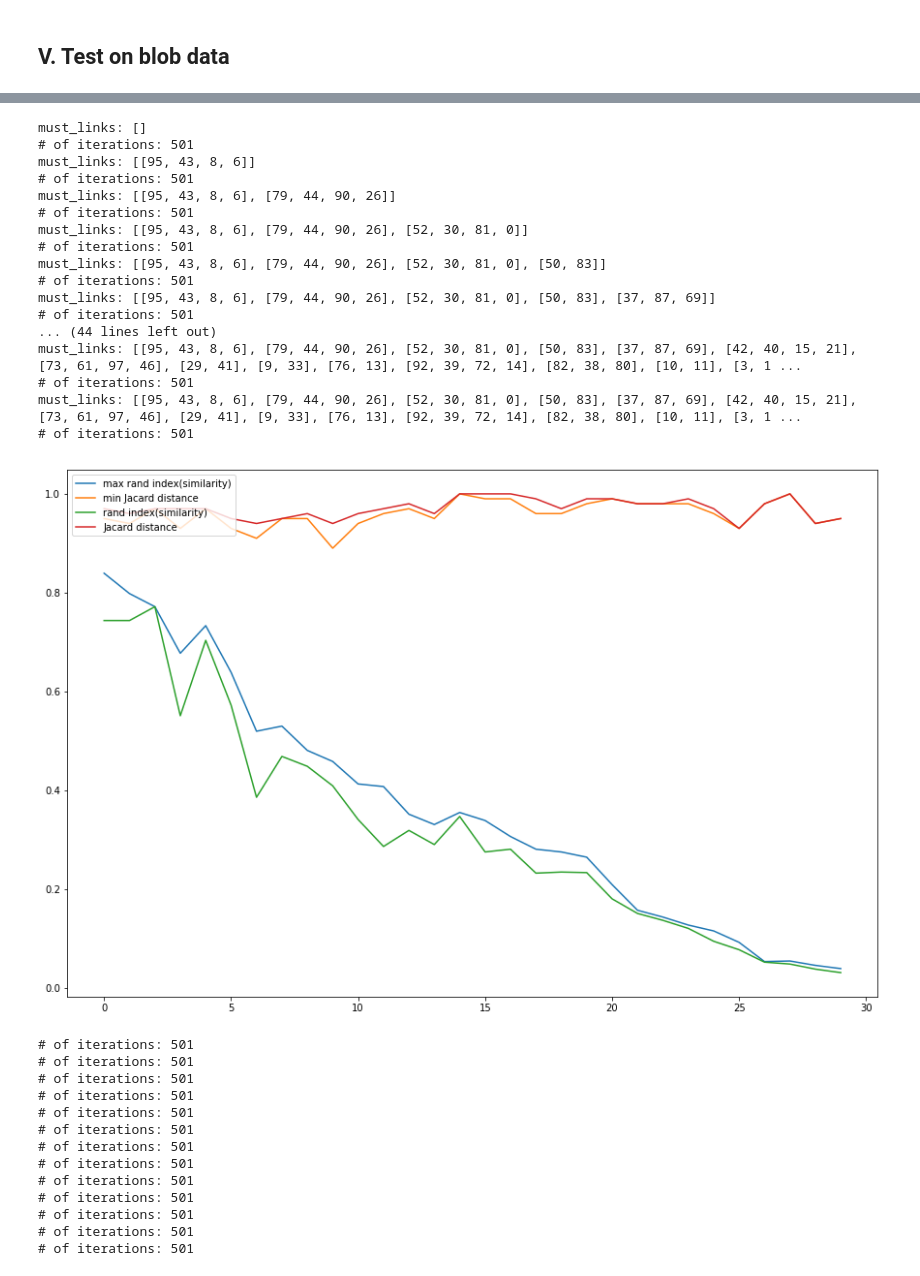
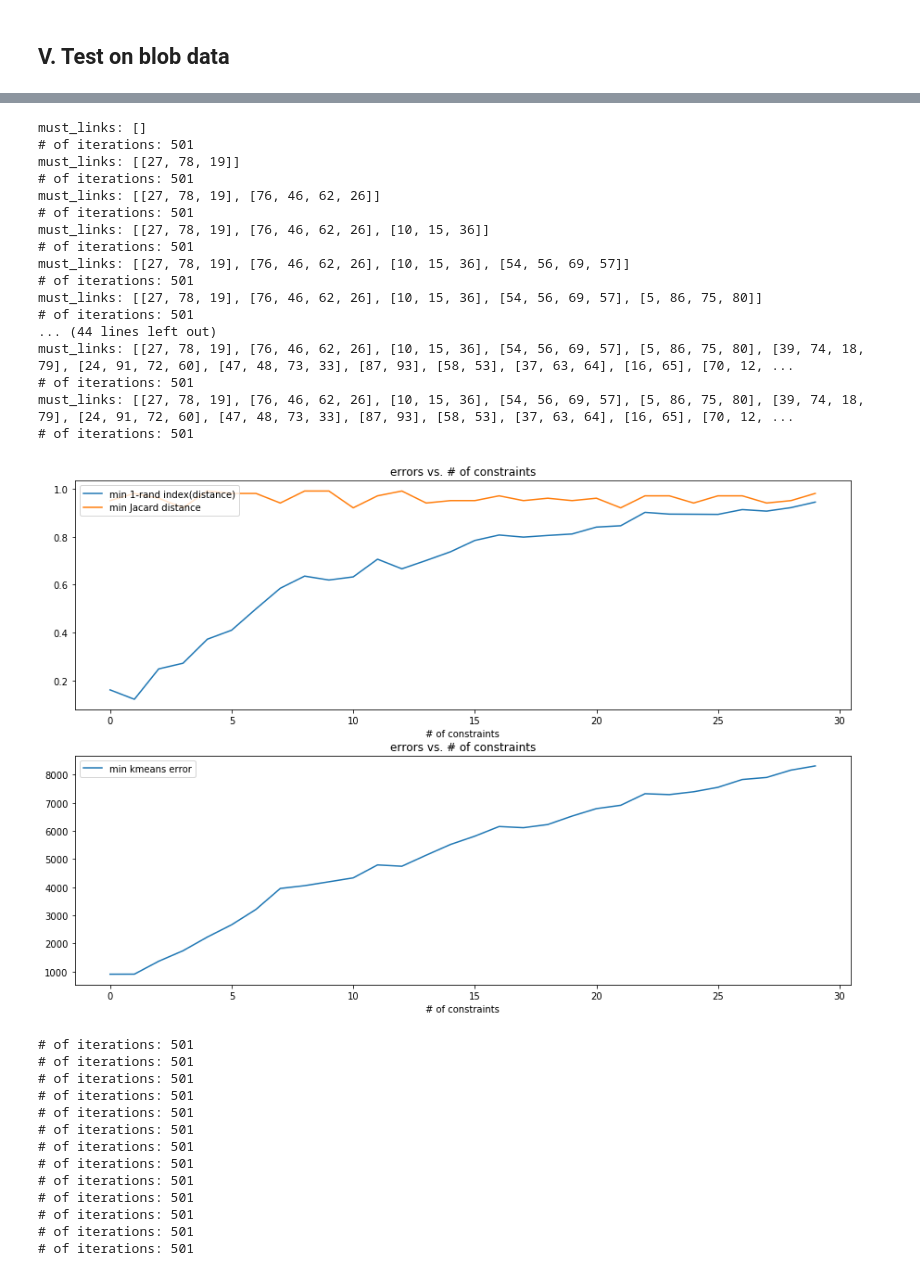
Before and after one commit to marcopolocai/BostonHack-Project, a Jupyter notebook: Constrains_Kmeans.ipynb, the cells around one changed output, grey strips where cells are left out. Cells and saved outputs as stored; diff of their text form; code cells hidden in the pictures.

```diff
--- a/Constrains_Kmeans.ipynb
+++ b/Constrains_Kmeans.ipynb
@@ -109,7 +109,7 @@ def cons_km(features, ml, k, ub = 6, MAX_ITERATIONS = 100, alpha = 0.5, ground_t
         alpha
 
     Returns:
-        k clusters.
+        k clusters: lable, centriod, error at every iteration
 
     Raises:
         IOError: An error occurred when the given upper bound is not attainable.
@@ -151,7 +151,9 @@ def cons_km(features, ml, k, ub = 6, MAX_ITERATIONS = 100, alpha = 0.5, ground_t
         lable = get_lable(features, lable, centroids, free, ub, k)
         centroids = get_centroids(features, lable, k)
         if len(ground_truth)>0:
-            errors.append(clusters_error(lable,ground_truth))
+            errors.append(clusters_error(lable,ground_truth,features,centroids))
+        else:
+            errors.append(kmeans_error(centroids,lable,features))
 
     print('# of iterations:',iterations)
     return centroids,lable,errors
@@ -367,9 +382,10 @@ for i in range(9):
     f = X.tolist()
     print('must_links:',mlml[:i])
     cen,lab,errors = cons_km(features=f,ml=mlml[:i],k=7,alpha=0.01,MAX_ITERATIONS=1000,ub=5,ground_truth=y)
-    max_sim = max([x[0] for x in errors])
-    min_dis = min([x[1] for x in errors])
-    for_plot.append((max_sim,min_dis,errors[-1][0],errors[-1][1]))
+    min_ri = min([x[0] for x in errors])
+    min_jd = min([x[1] for x in errors])
+    min_ke = min([x[2] for x in errors])
+    for_plot.append((min_ri,min_jd,min_ke,errors[-1][0],errors[-1][1],errors[-1][2]))
 # %% [output]
 must_links: []
 # of iterations: 1001
@@ -413,38 +440,50 @@ for i in range(30):
     f = X.tolist()
     print('must_links:',mlml[:i])
     cen,lab,errors = cons_km(features=f,ml=mlml[:i],k=30,alpha=0.01,MAX_ITERATIONS=500,ub=5,ground_truth=y)
-    max_sim = max([x[0] for x in errors])
-    min_dis = min([x[1] for x in errors])
-    for_plot.append((max_sim,min_dis,errors[-1][0],errors[-1][1]))
+    min_ri = min([x[0] for x in errors])
+    min_jd = min([x[1] for x in errors])
+    min_ke = min([x[2] for x in errors])
+    for_plot.append((min_ri,min_jd,min_ke,errors[-1][0],errors[-1][1],errors[-1][2]))
 # %% [output]
 must_links: []
 # of iterations: 501
-must_links: [[95, 43, 8, 6]]
+must_links: [[27, 78, 19]]
 # of iterations: 501
-must_links: [[95, 43, 8, 6], [79, 44, 90, 26]]
+must_links: [[27, 78, 19], [76, 46, 62, 26]]
 # of iterations: 501
-must_links: [[95, 43, 8, 6], [79, 44, 90, 26], [52, 30, 81, 0]]
+must_links: [[27, 78, 19], [76, 46, 62, 26], [10, 15, 36]]
 # of iterations: 501
-must_links: [[95, 43, 8, 6], [79, 44, 90, 26], [52, 30, 81, 0], [50, 83]]
+must_links: [[27, 78, 19], [76, 46, 62, 26], [10, 15, 36], [54, 56, 69, 57]]
 # of iterations: 501
-must_links: [[95, 43, 8, 6], [79, 44, 90, 26], [52, 30, 81, 0], [50, 83], [37, 87, 69]]
+must_links: [[27, 78, 19], [76, 46, 62, 26], [10, 15, 36], [54, 56, 69, 57], [5, 86, 75, 80]]
 # of iterations: 501
 ... (44 lines left out)
-must_links: [[95, 43, 8, 6], [79, 44, 90, 26], [52, 30, 81, 0], [50, 83], [37, 87, 69], [42, 40, 15, 21], [73, 61, 97, 46], [29, 41], [9, 33], [76, 13], [92, 39, 72, 14], [82, 38, 80], [10, 11], [3, 1 ...
+must_links: [[27, 78, 19], [76, 46, 62, 26], [10, 15, 36], [54, 56, 69, 57], [5, 86, 75, 80], [39, 74, 18, 79], [24, 91, 72, 60], [47, 48, 73, 33], [87, 93], [58, 53], [37, 63, 64], [16, 65], [70, 12, ...
 # of iterations: 501
-must_links: [[95, 43, 8, 6], [79, 44, 90, 26], [52, 30, 81, 0], [50, 83], [37, 87, 69], [42, 40, 15, 21], [73, 61, 97, 46], [29, 41], [9, 33], [76, 13], [92, 39, 72, 14], [82, 38, 80], [10, 11], [3, 1 ...
+must_links: [[27, 78, 19], [76, 46, 62, 26], [10, 15, 36], [54, 56, 69, 57], [5, 86, 75, 80], [39, 74, 18, 79], [24, 91, 72, 60], [47, 48, 73, 33], [87, 93], [58, 53], [37, 63, 64], [16, 65], [70, 12, ...
 # of iterations: 501
 # %%
 plt.figure(figsize=(15,10))
-l1, =plt.plot(range(len(for_plot)),[x[0] for x in for_plot],label ='max rand index(similarity)')
+plt.subplot(211)
+l1, =plt.plot(range(len(for_plot)),[x[0] for x in for_plot],label ='min 1-rand index(distance)')
 l2, = plt.plot(range(len(for_plot)),[x[1] for x in for_plot],label ='min Jacard distance')
-l3, = plt.plot(range(len(for_plot)),[x[2] for x in for_plot],label ='rand index(similarity)')
-l4, = plt.plot(range(len(for_plot)),[x[3] for x in for_plot],label ='Jacard distance')
+# l3, = plt.plot(range(len(for_plot)),[x[3] for x in for_plot],label ='1-rand index(distance)')
+# l4, = plt.plot(range(len(for_plot)),[x[4] for x in for_plot],label ='Jacard distance')
+plt.xlabel('# of constraints')
+plt.title('errors vs. # of constraints')
+plt.legend(handles=[l1,l2], loc=2)
 
-plt.legend(handles=[l1,l2,l3,l4], loc=2)
+
+plt.subplot(212)
+plt.xlabel('# of constraints')
+plt.title('errors vs. # of constraints')
+l5, =plt.plot(range(len(for_plot)),[x[2] for x in for_plot],label ='min kmeans error')
+# l6, =plt.plot(range(len(for_plot)),[x[5] for x in for_plot],label ='kmeans error')
+
+plt.legend(handles=[l5], loc=2)
 plt.show()
 # %% [output]
-[figure, old version]
+[figure, new version]
 # %%
 '''
 test on the change of #clusters
```
Also changed, not shown: parts of 7 cells of this notebook.
